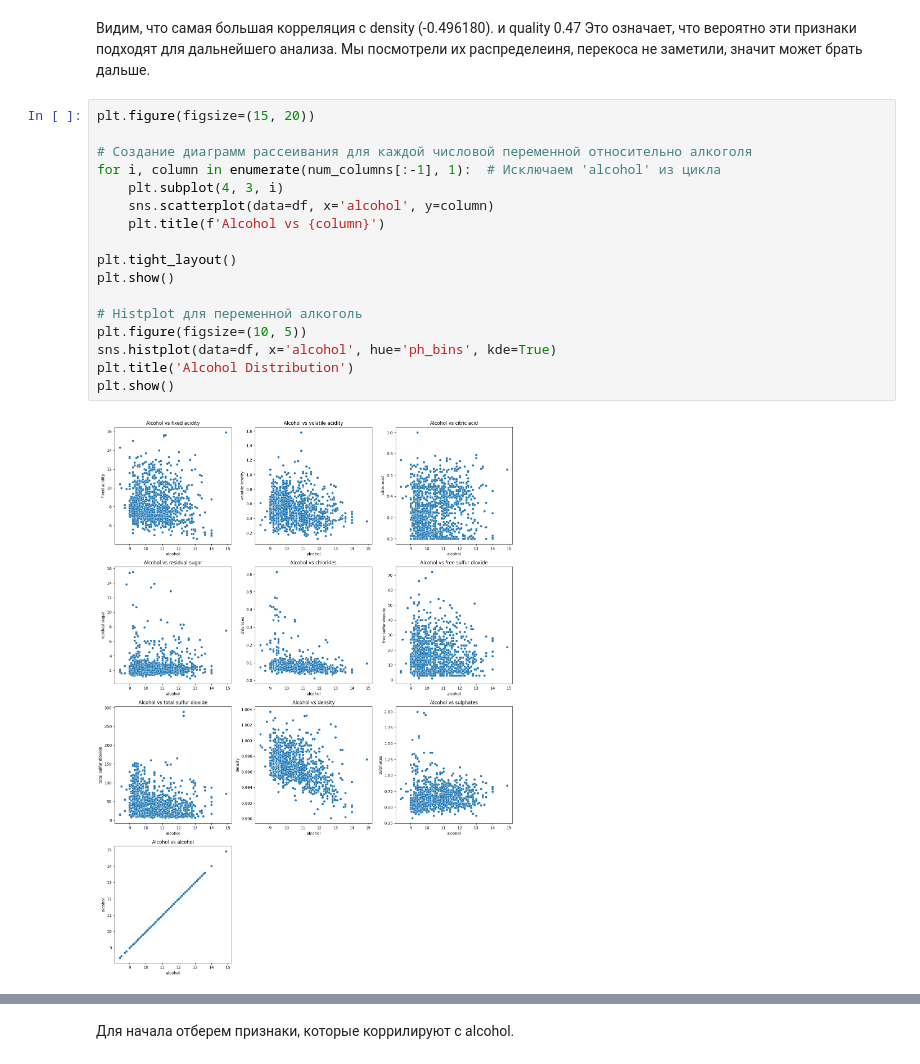
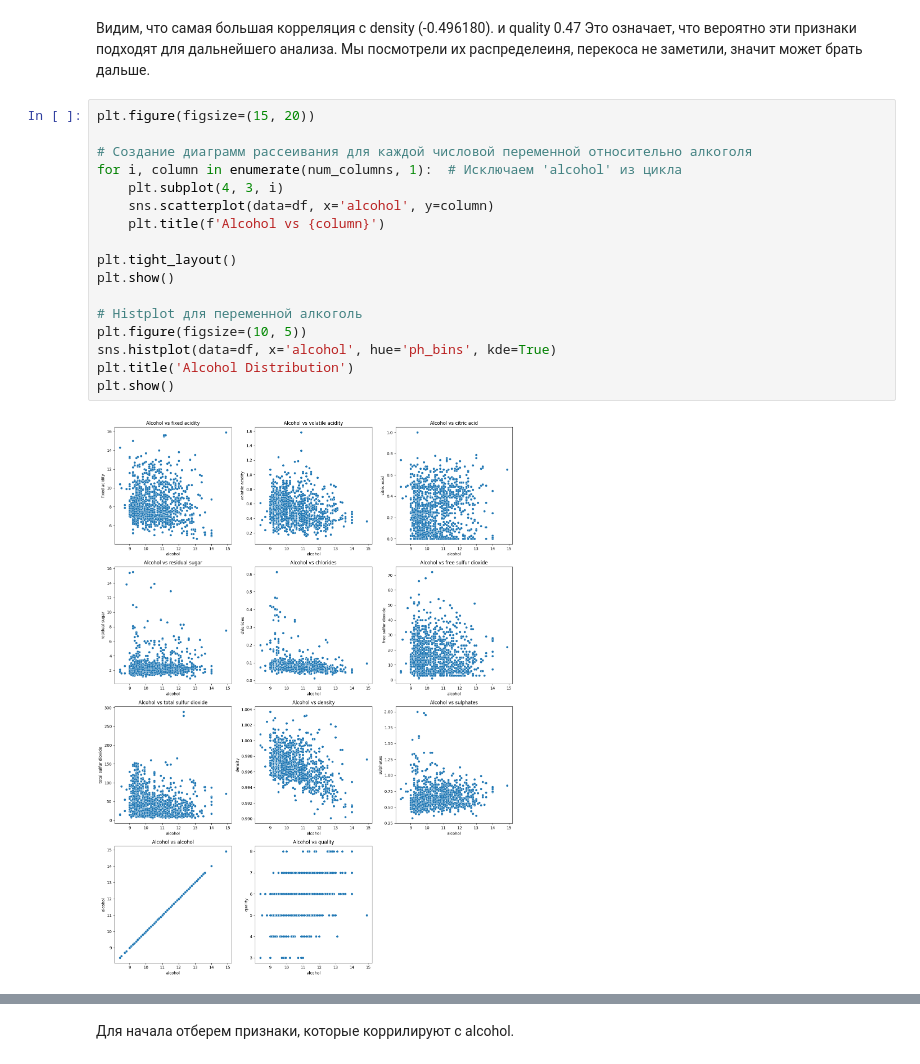
Before and after one commit to Letch49/ML_vvsu_2024, a Jupyter notebook: lab5/Практика_5_(регрессия).ipynb, the cells around one changed output, grey strips where cells are left out. Saved outputs shown, nothing was run; the diff lists cells and outputs as text.

```diff
--- a/lab5/Практика_5_(регрессия).ipynb
+++ b/lab5/Практика_5_(регрессия).ipynb
@@ -214,22 +215,22 @@ Name: alcohol, dtype: float64
 # %%
 plt.figure(figsize=(15, 20))
 
 # Создание диаграмм рассеивания для каждой числовой переменной относительно алкоголя
-for i, column in enumerate(num_columns[:-1], 1):  # Исключаем 'alcohol' из цикла
+for i, column in enumerate(num_columns, 1):  # Исключаем 'alcohol' из цикла
     plt.subplot(4, 3, i)
     sns.scatterplot(data=df, x='alcohol', y=column)
     plt.title(f'Alcohol vs {column}')
 
 plt.tight_layout()
 plt.show()
 
 # Histplot для переменной алкоголь
 plt.figure(figsize=(10, 5))
 sns.histplot(data=df, x='alcohol', hue='ph_bins', kde=True)
 plt.title('Alcohol Distribution')
 plt.show()
 # %% [output]
-[figure, old version]
+[figure, new version]
 [figure]
 # %% [markdown]
 Для начала отберем признаки, которые коррилируют с alcohol.
```
Also changed, not shown: parts of 23 cells of this notebook.
